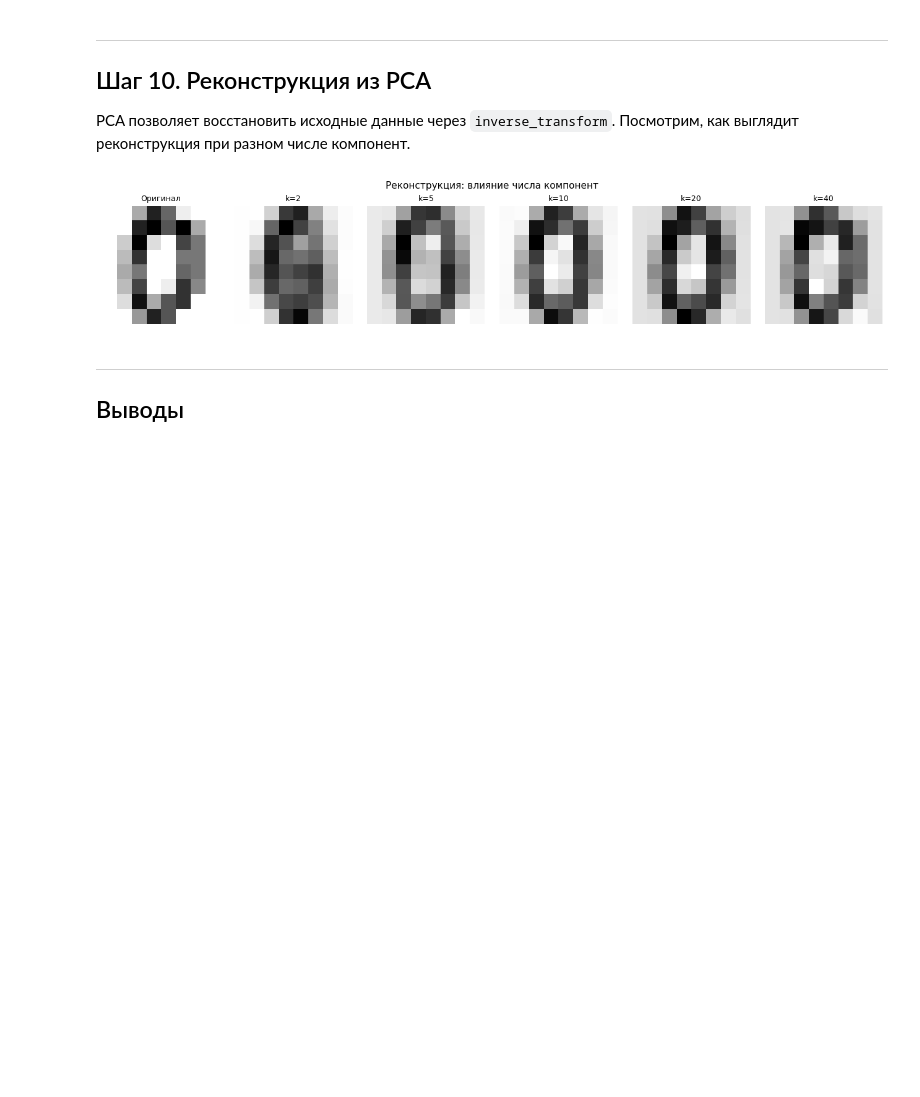
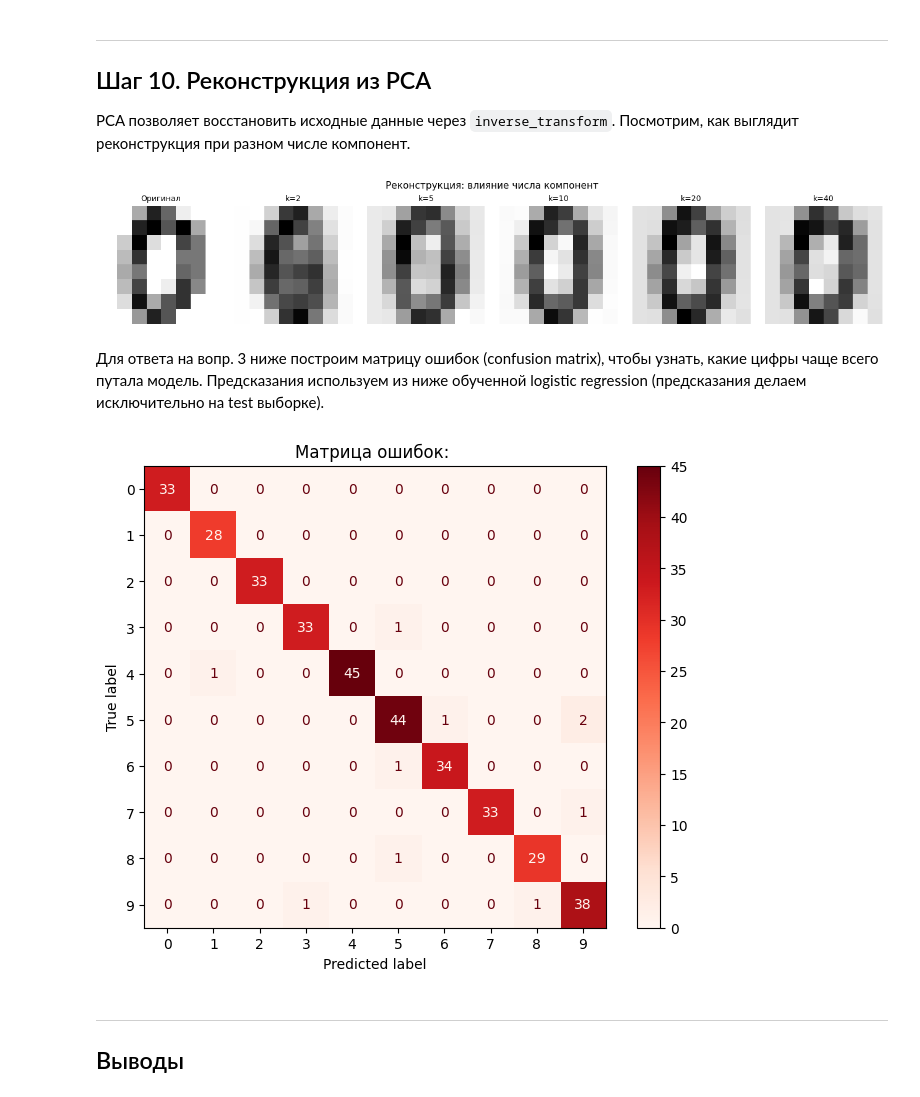
Before and after one commit to topj0bstule/ML_Course, a Jupyter notebook: hw18_/pca_practice_student.ipynb, the cells around one changed output. Cells and saved outputs as stored; diff of their text form; code cells hidden in the pictures; blank space fills up the shorter version.

```diff
--- a/hw18_/pca_practice_student.ipynb
+++ b/hw18_/pca_practice_student.ipynb
@@ -387,6 +387,24 @@ plt.tight_layout()
 plt.show()
 # %% [output]
 [figure]
+# %% [markdown]
+Для ответа на вопр. 3 ниже построим матрицу ошибок (confusion matrix), чтобы узнать, какие цифры чаще всего путала модель. Предсказания используем из ниже обученной logistic regression (предсказания делаем исключительно на test выборке).
+# %%
+from sklearn.metrics import confusion_matrix, ConfusionMatrixDisplay
+
+mistakes = LogisticRegression(max_iter=1000, random_state=42)
+mistakes.fit(X_train, y_train)
+y_pred_mistakes = mistakes.predict(X_test)
+
+cm = confusion_matrix(y_test, y_pred_mistakes)
+disp = ConfusionMatrixDisplay(confusion_matrix=cm, display_labels=mistakes.classes_)
+
+fig, ax = plt.subplots(figsize=(8, 6))
+disp.plot(ax=ax, cmap='Reds', values_format='d')
+ax.set_title('Матрица ошибок: ')
+plt.show()
+# %% [output]
+[figure, added]
 # %% [markdown]
 ---
 ## Выводы
```
Also changed, not shown: parts of 2 cells of this notebook.
